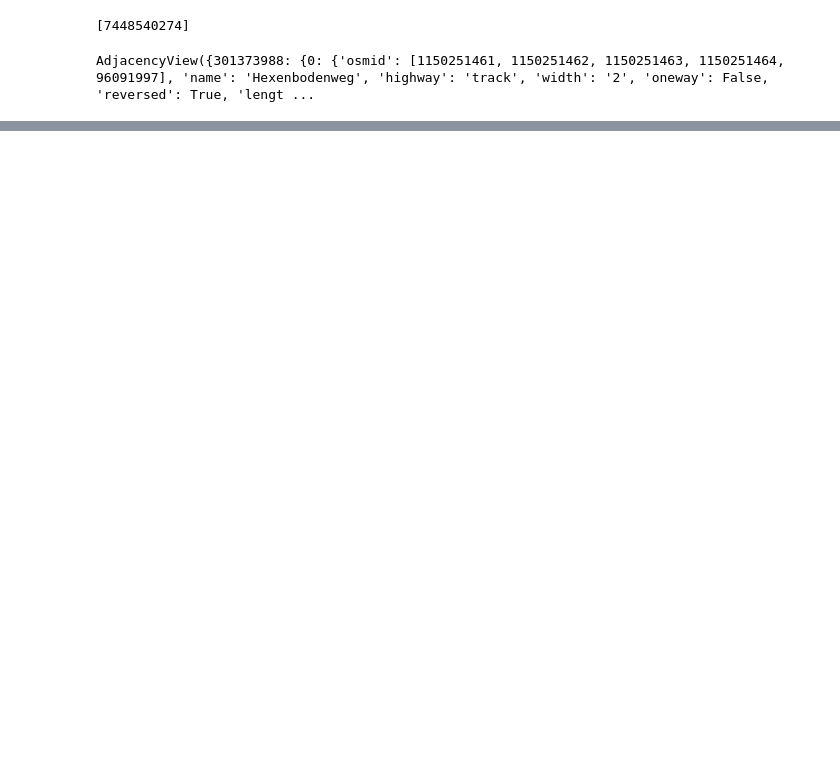
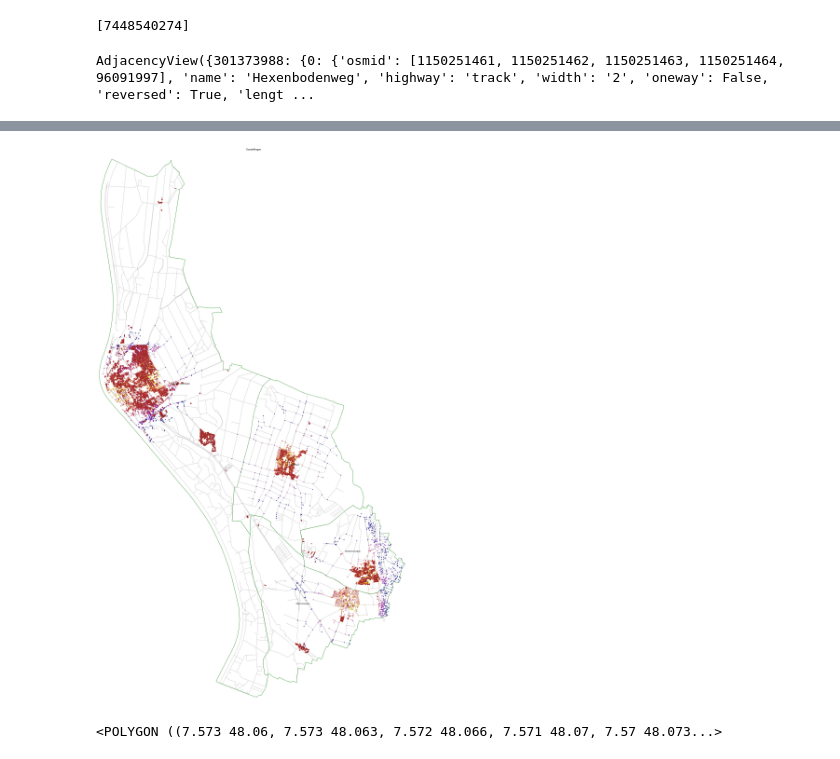
Before and after one commit to strubbi77/breisgauwind, a Jupyter notebook: EKI_Schule_Landuse_cnt.ipynb, the cells around one changed output, grey strips where cells are left out. Saved outputs shown, nothing was run; the diff lists cells and outputs as text; code cells hidden in the pictures; blank space fills up the shorter version.

```diff
--- a/EKI_Schule_Landuse_cnt.ipynb
+++ b/EKI_Schule_Landuse_cnt.ipynb
@@ -375,3 +370,0 @@ array(['commercialunbekannt', 'farmyardunbekannt', 'industrialunbekannt',
-# %%
-y=numpy.unique(gdf_eki_lu['landuse'].values)
-y.put['unbekannt']
@@ -399,0 +474,43 @@ dir(y)
+# %%
+import networkx as nx
+from shapely.geometry import Point
+import matplotlib.pyplot as plt
+
+br=1
+anz=1
+fig, axs = plt.subplots(anz,br,figsize=(30, 120))
+sw=0
+poly_gem = gem_poly
+axs.set_title(gem_name)
+for idx_orte, row_orte in ort_in_gem_gdf.iterrows():
+    poly_ort = gpd.GeoSeries(row_orte['geometry'])
+    p_center=poly_ort.centroid
+    if poly_gem.contains(p_center).any():
+        poly_ort.plot(ax=axs,facecolor='none', edgecolor='green')
+        axs.annotate(text=row_orte["name"], xy=(p_center[0].x,p_center[0].y), horizontalalignment='center')
+    gdf_gem_hn.plot(ax=axs,color='brown')
+    nc = [node_colors[node] if node in node_colors else "none" for node in gdf_gem_walk.nodes()]
+    ns = [5 if node in node_colors else 0 for node in gdf_gem_walk.nodes()]
+    poly_ort.plot(ax=axs,facecolor='none', edgecolor='green')
+    fig, ax = ox.plot_graph(
+        gdf_gem_walk,
+        ax=axs,
+        node_color=nc,
+        node_size=ns,
+        node_alpha=0.8,
+        edge_linewidth=0.2,
+        edge_color="#999999",
+        show=False,
+        close=False
+    )
+
+    #axs[sw//br,sw%br].set_ylim(poly_gem.bounds["miny"][0],poly_gem.bounds["maxy"][0])
+    #axs[sw//br,sw%br].set_xlim(poly_gem.bounds["minx"][0],poly_gem.bounds["maxx"][0])
+plt.savefig('images/'+gem_name+'.png')
+plt.show()
+# %% [output]
+[figure, added]
+# %%
+poly_gem
+# %% [output]
+<POLYGON ((7.573 48.06, 7.573 48.063, 7.572 48.066, 7.571 48.07, 7.57 48.073...>
```
Also changed, not shown: parts of 9 cells of this notebook.
